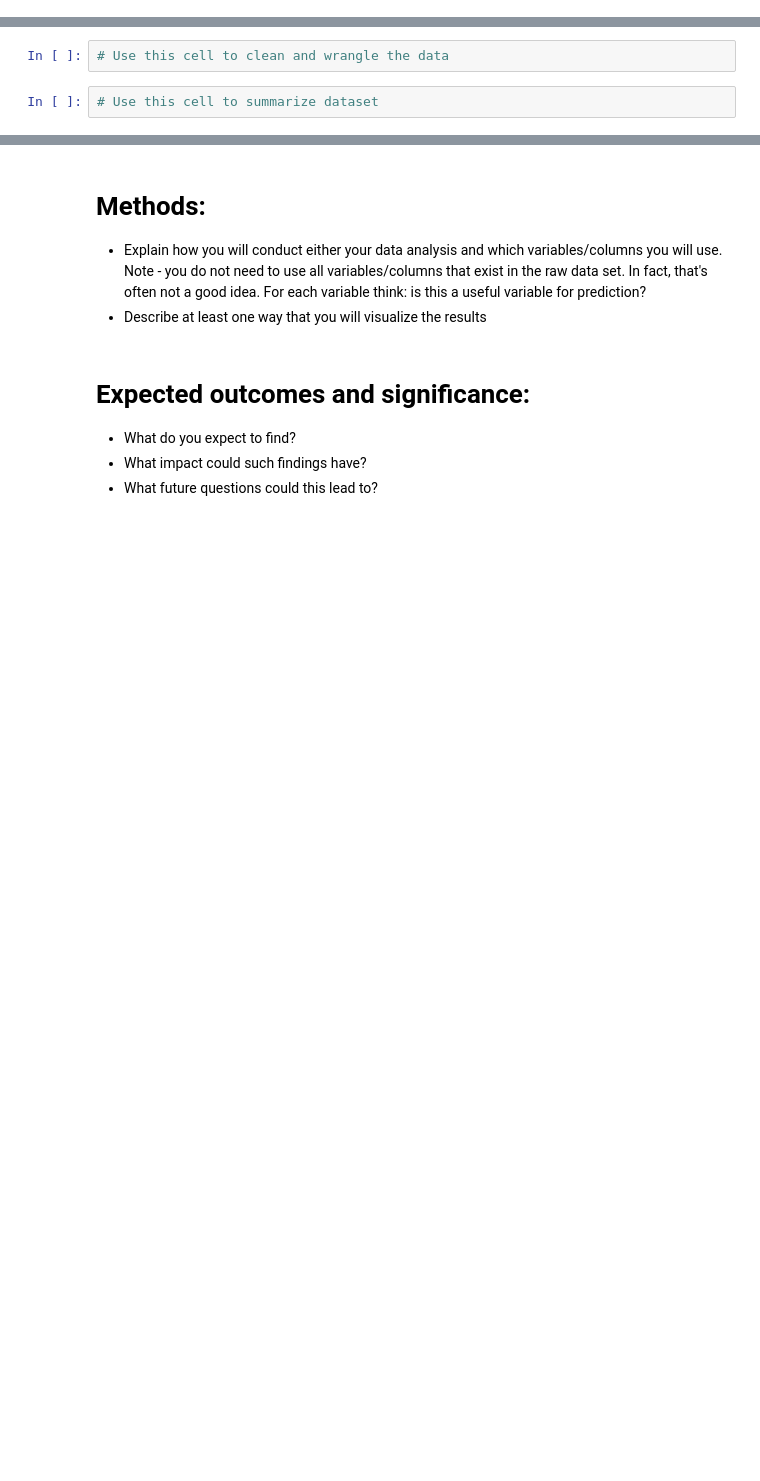
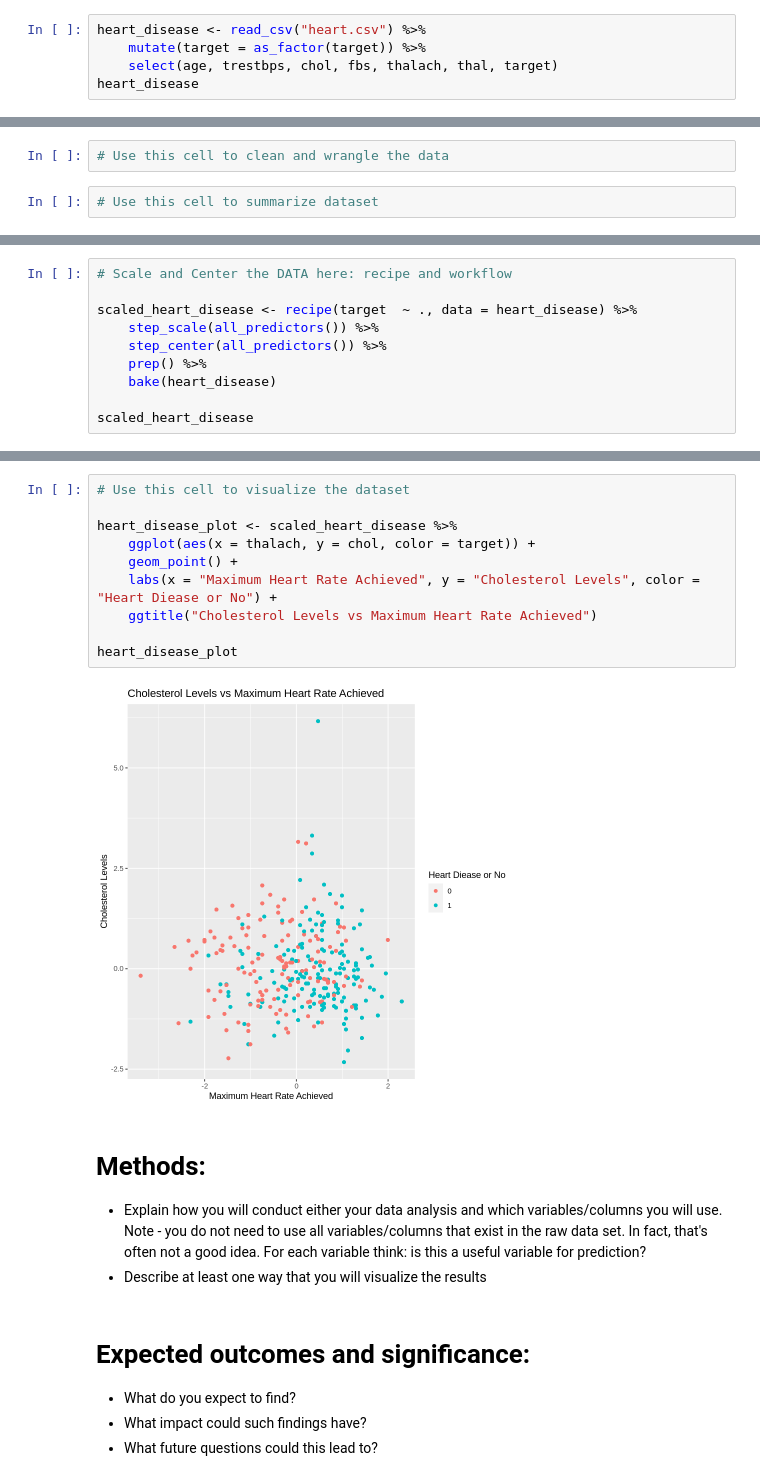
Before and after one commit to sadia-kd/DSCI-Project, a Jupyter notebook: Proposal.ipynb, the cells around one changed output, grey strips where cells are left out. Cells and saved outputs as stored; diff of their text form; blank space fills up the shorter version.

Commit message:
worked on Preliminary exploratory data analysis:
I worked on this section but still need to do more

```diff
--- a/Proposal.ipynb
+++ b/Proposal.ipynb
@@ -55,0 +26,5 @@ A tibble: 6 × 14
+# %%
+heart_disease <- read_csv("heart.csv") %>%
+    mutate(target = as_factor(target)) %>%
+    select(age, trestbps, chol, fbs, thalach, thal, target)
+heart_disease
@@ -61,0 +93,10 @@ A tibble: 6 × 14
+# %%
+# Scale and Center the DATA here: recipe and workflow
+
+scaled_heart_disease <- recipe(target  ~ ., data = heart_disease) %>%
+    step_scale(all_predictors()) %>%
+    step_center(all_predictors()) %>%
+    prep() %>%
+    bake(heart_disease)
+
+scaled_heart_disease
@@ -62,3 +114,15 @@ A tibble: 6 × 14
+# %%
+# Use this cell to visualize the dataset
+
+heart_disease_plot <- scaled_heart_disease %>%
+    ggplot(aes(x = thalach, y = chol, color = target)) +
+    geom_point() +
+    labs(x = "Maximum Heart Rate Achieved", y = "Cholesterol Levels", color = "Heart Diease or No") +
+    ggtitle("Cholesterol Levels vs Maximum Heart Rate Achieved")
+
+heart_disease_plot
+# %% [output]
+[figure, added]
 # %% [markdown]
 # Methods:
 
```
Also changed, not shown: parts of 7 cells of this notebook.
